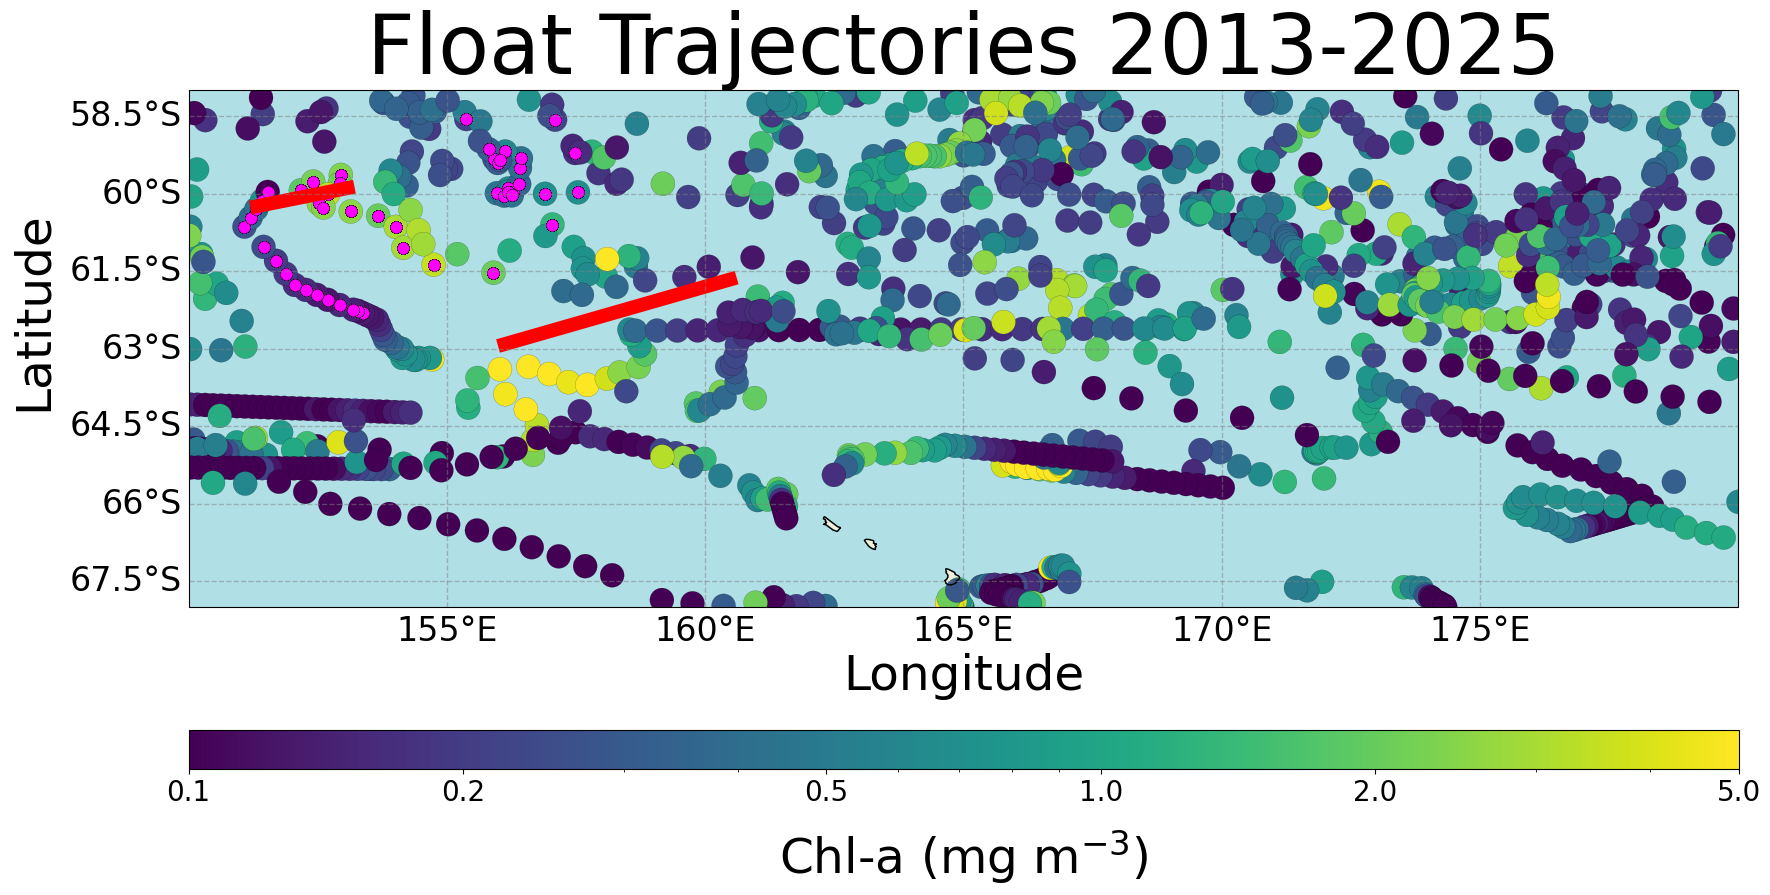
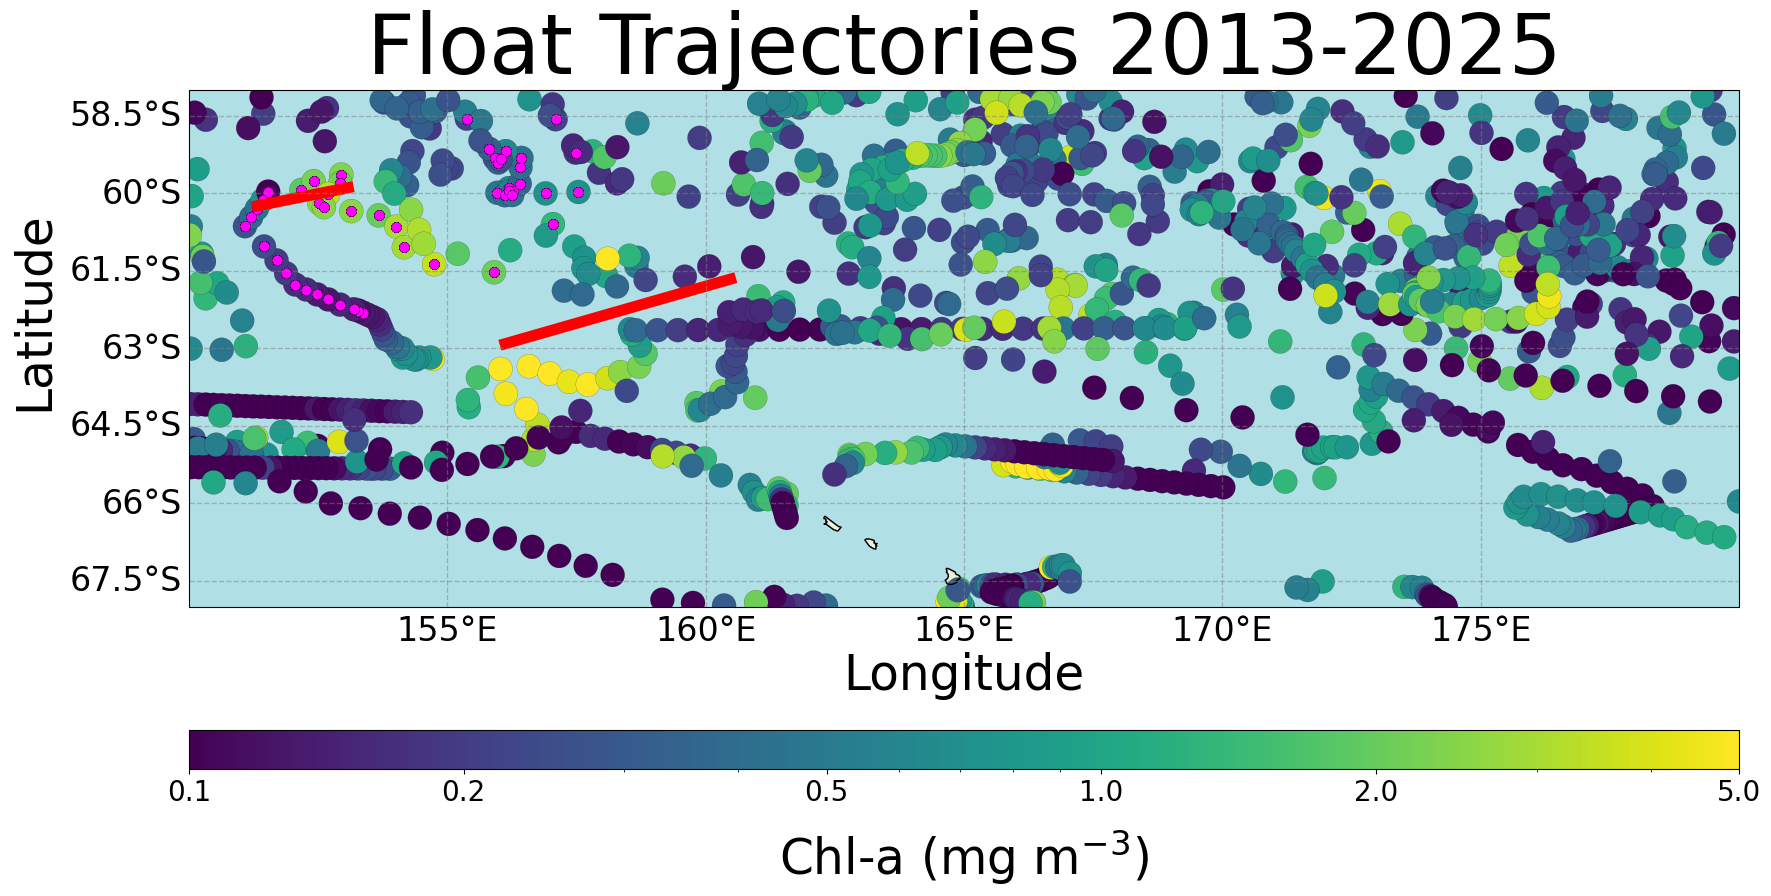
Unified diff of the notebook cell whose output changed from the first chart to the second:
--- before
+++ after
@@ -12,5 +12,4 @@
 
 df_chla = (pdf_clean.loc[pdf_clean.groupby(['WMOID', 'CYCLE_NUMBER'])['CHLA_ADJUSTED'].idxmax()])
-# df_chla = (pdf.loc[pdf.groupby(['WMOID', 'CYCLE_NUMBER'])['CHLA_ADJUSTED'].idxmax()])
     
     
@@ -19,6 +18,6 @@
 
     
-sc1 = ax.scatter(df['LONGITUDE'], df['LATITUDE'],c='fuchsia',
-        s=70,transform=ccrs.PlateCarree(),edgecolor='k', linewidth=0.1)
+sc1 = ax.scatter(df['LONGITUDE'], df['LATITUDE'],c='magenta',
+        s=50,transform=ccrs.PlateCarree(),edgecolor='k', linewidth=0.1)
 
 cbar = plt.colorbar(sc, ax=ax, orientation='horizontal', pad=0.04, aspect =40)
@@ -36,6 +35,6 @@
 
 # Plot diagonal line on map
-ax.plot([start_lon1, end_lon1], [start_lat1, end_lat1], color='red', linewidth=10, linestyle='-', transform=ccrs.PlateCarree())
-ax.plot([start_lon2, end_lon2], [start_lat2, end_lat2],color='red', linewidth=10, linestyle='-', transform=ccrs.PlateCarree())
+ax.plot([start_lon1, end_lon1], [start_lat1, end_lat1], color='red', linewidth=8, linestyle='-', transform=ccrs.PlateCarree())
+ax.plot([start_lon2, end_lon2], [start_lat2, end_lat2],color='red', linewidth=8, linestyle='-', transform=ccrs.PlateCarree())
 
 ax.set_extent([150, 180, -68, -58], crs=ccrs.PlateCarree()) # just data region
@@ -61,4 +60,3 @@
 plt.show()
 
-fig.savefig(f'/Users/steviewalker/Documents/IBIS_Project/Figures/all_float_traj_all_time_2013-2025.pdf', dpi=400, transparent=True, bbox_inches='tight')
-# fig.savefig(f'/Users/lilah/Documents/IBIS_Project/Figures/all_float_traj_all_time_2013-2025.pdf', dpi=400, transparent=True, bbox_inches='tight')
+fig.savefig(f'/Users/lilah/Documents/IBIS_Project/Figures/all_float_traj_all_time_2013-2025.pdf', dpi=1000, transparent=True, bbox_inches='tight')

Commit: [7/2]